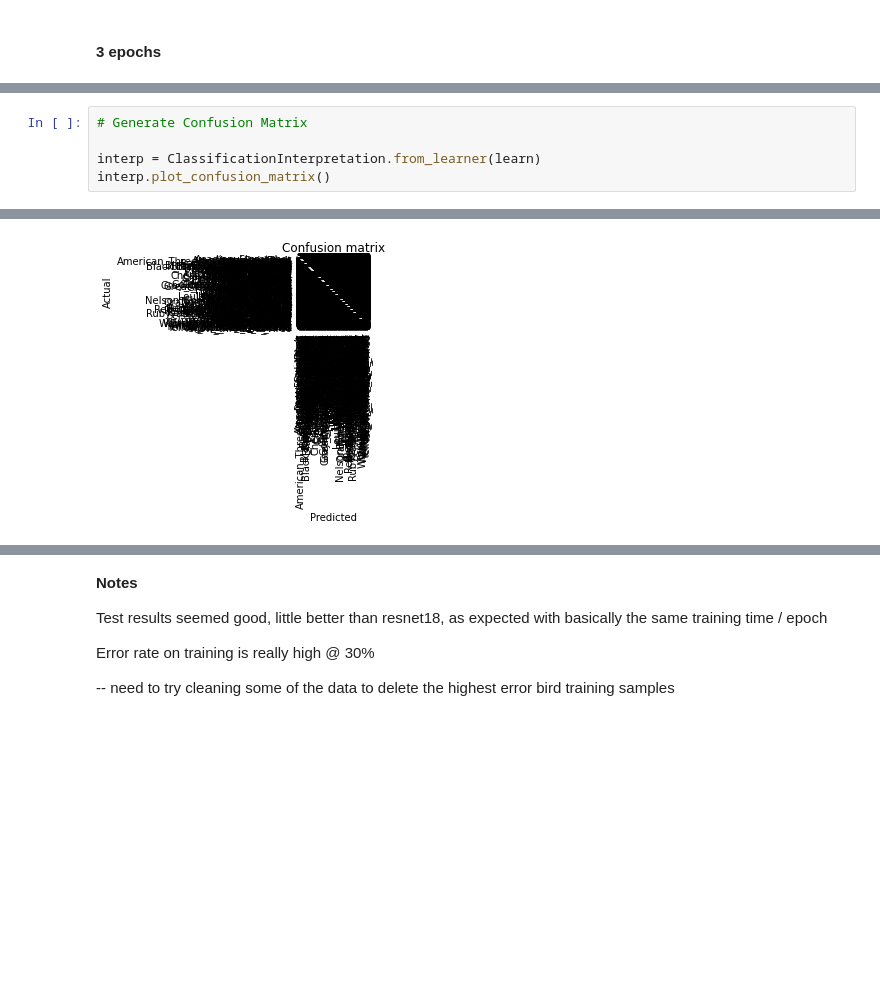
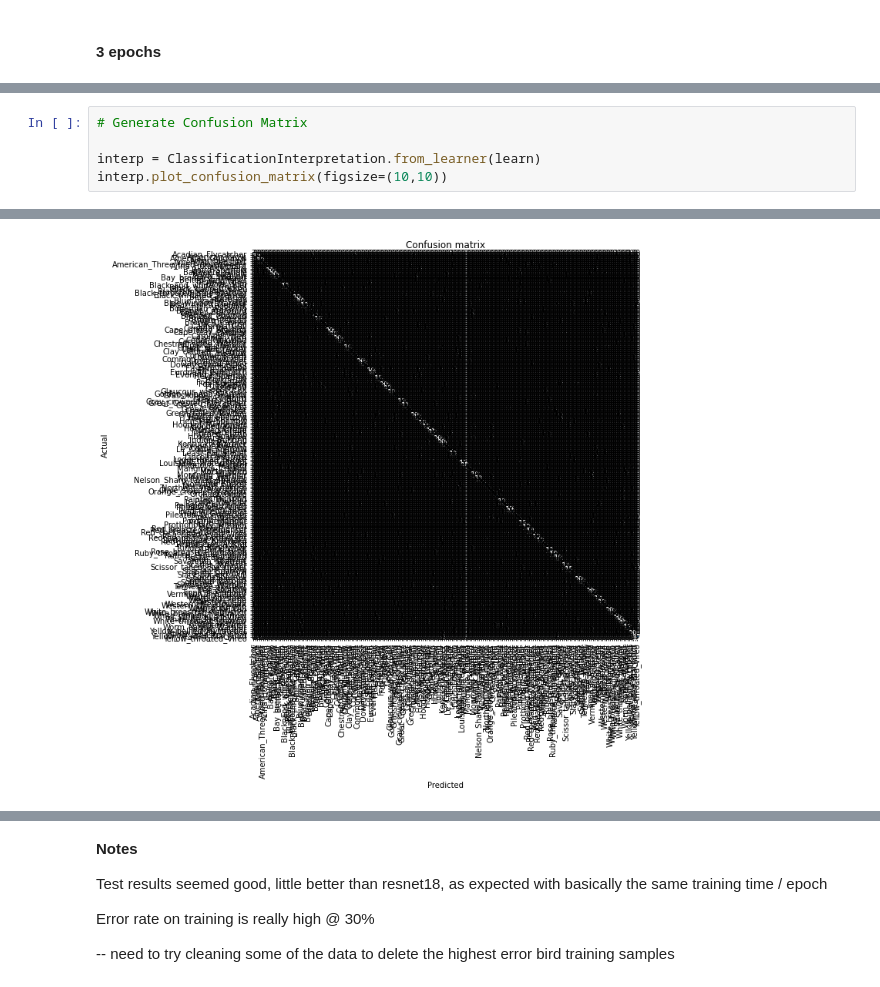
Before and after one commit to jeffvestal/bird_image_identifier, a Jupyter notebook: bird_identifier_v2_ipynb.ipynb, the cells around one changed output, grey strips where cells are left out. Cells and saved outputs as stored; diff of their text form; blank space fills up the shorter version.

```diff
--- a/bird_identifier_v2_ipynb.ipynb
+++ b/bird_identifier_v2_ipynb.ipynb
@@ -161,12 +163,12 @@ Downloading: "https://download.pytorch.org/models/resnet34-b627a593.pth" to /roo
 # %%
 # Generate Confusion Matrix
 
 interp = ClassificationInterpretation.from_learner(learn)
-interp.plot_confusion_matrix()
+interp.plot_confusion_matrix(figsize=(10,10))
 # %% [output]
 [interactive output not drawn]
 [interactive output not drawn]
-[figure, old version]
+[figure, new version]
 # %%
 # Show Top losses
 
```
Also changed, not shown: parts of 14 cells of this notebook.
